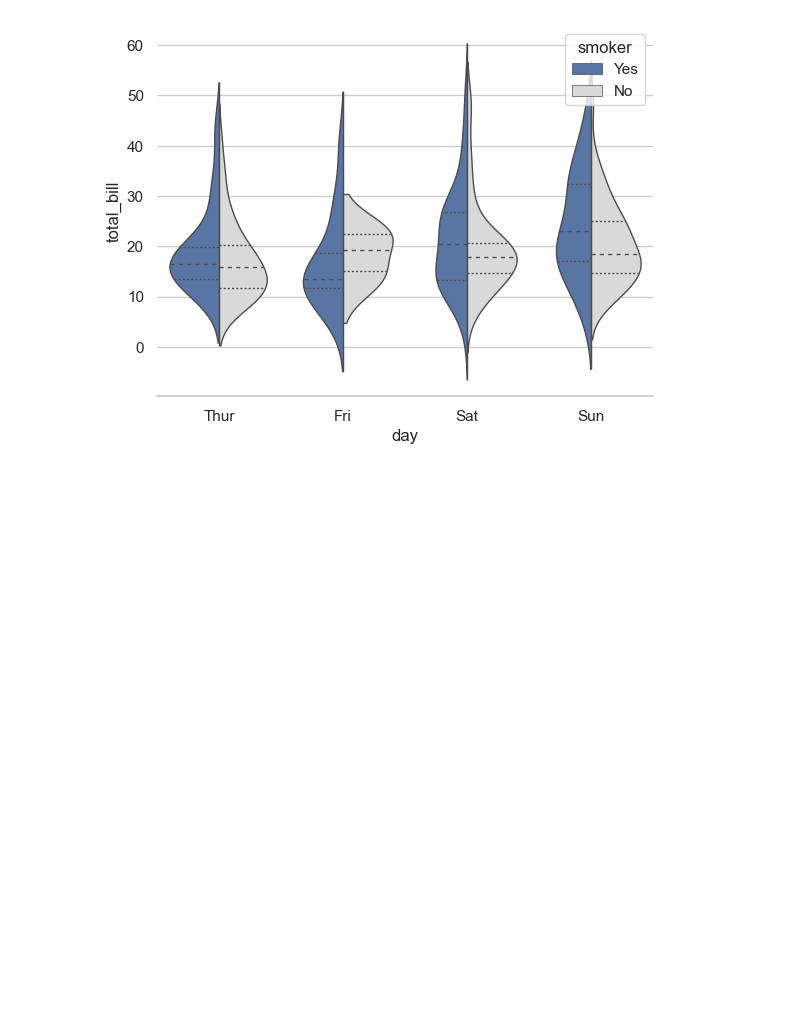
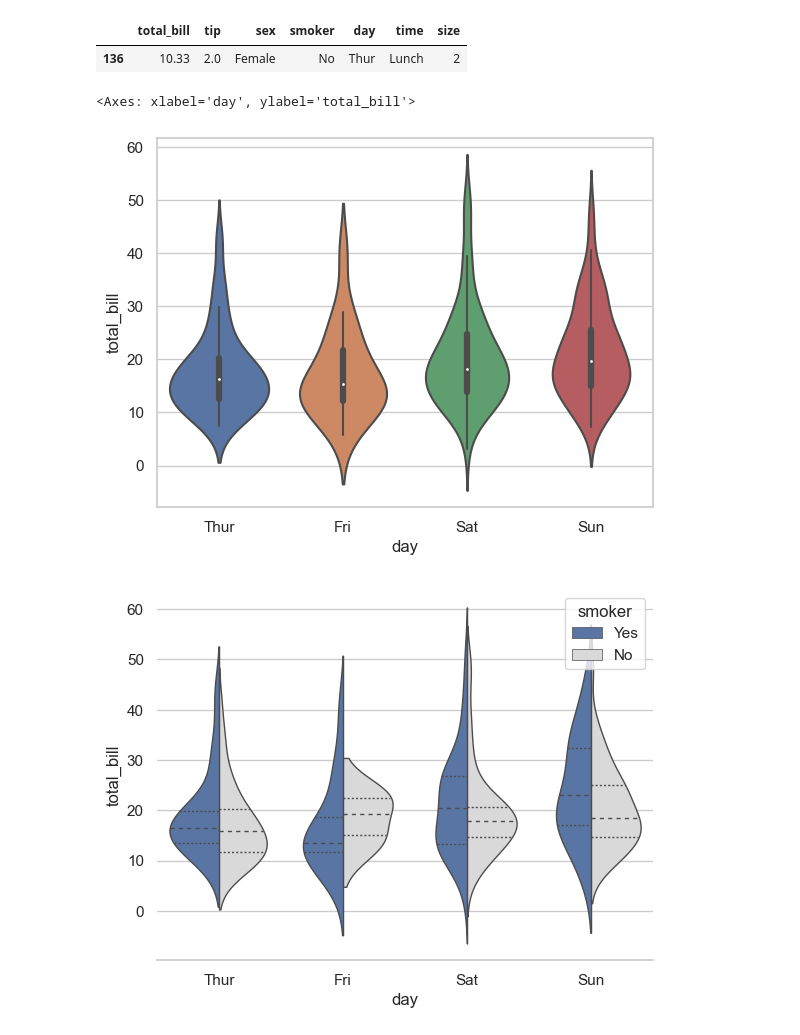
Before and after one commit to YDHYDHDONG/seaborn, a Jupyter notebook: violinplot.ipynb, the cells around one changed output. Drawn from its saved outputs; the diff is of its cells as text; code cells hidden in the pictures; blank space fills up the shorter version.

```diff
--- a/violinplot.ipynb
+++ b/violinplot.ipynb
@@ -1 +23,11 @@
+# %%
+tips.sample()
+# %% [output]
+|  | total_bill | tip | sex | smoker | day | time | size |
+| 136 | 10.33 | 2.0 | Female | No | Thur | Lunch | 2 |
+# %%
+sns.violinplot(x="day",y="total_bill", data=tips)
+# %% [output]
+<Axes: xlabel='day', ylabel='total_bill'>
+[figure, added]
 # %%
```
Also changed, not shown: parts of 3 cells of this notebook.
